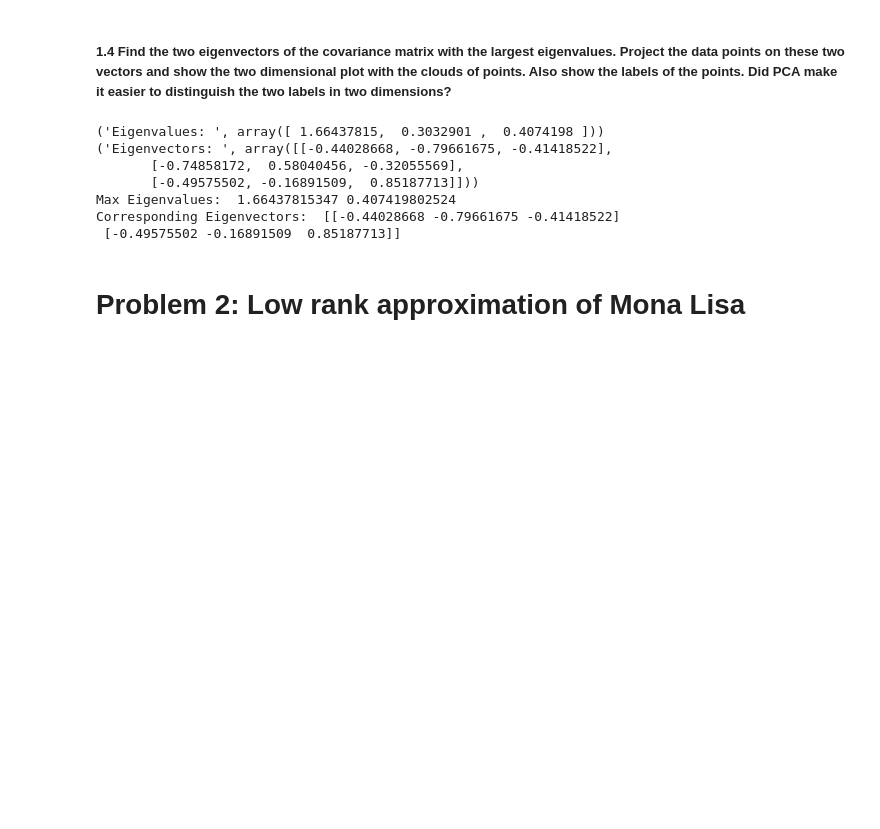
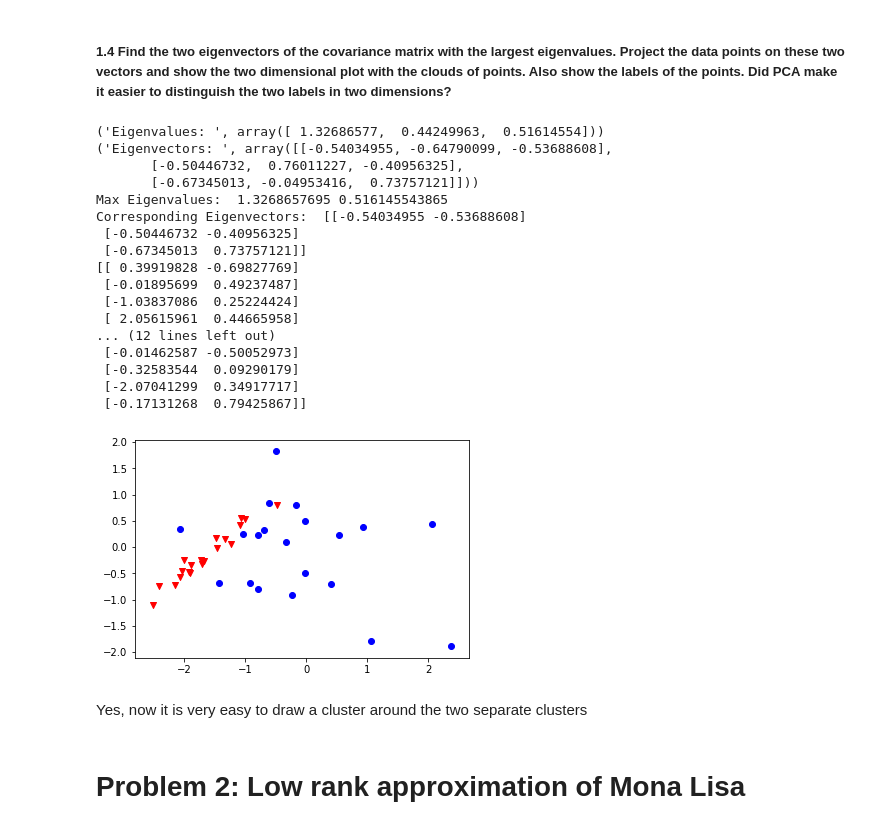
Before and after one commit to KylePolansky/EE379K-DS, a Jupyter notebook: Lab4/Lab4.ipynb, the cells around one changed output. Cells and saved outputs as stored; diff of their text form; code cells hidden in the pictures; blank space fills up the shorter version.

```diff
--- a/Lab4/Lab4.ipynb
+++ b/Lab4/Lab4.ipynb
@@ -88,24 +88,49 @@ print("Real Cov", np.cov(rp,rowvar=False))
 # %%
 w,v = np.linalg.eig(COV);
 print ("Eigenvalues: ", w)
 print ("Eigenvectors: ",v)
 min = 0
-if(w[1]<w[min]):
+if(abs(w[1])<abs(w[min])):
     min=1
-if(w[2]<w[min]):
+if(abs(w[2])<abs(w[min])):
     min=2
 w = np.delete(w,min)
-v= np.delete(v,min,0)
+v= np.asarray(np.delete(v,min,1))
 print "Max Eigenvalues: " , str(w[0]) , str(w[1])
 print "Corresponding Eigenvectors: ", v
+
+rp1 = rp1.dot(v)
+rp2 = rp2.dot(v)
+
+print rp1
+
+n=0
+while(n<len(rp1)):
+    plt.scatter(rp1[n][0],rp1[n][1],c='b',marker='o')
+    plt.scatter(rp2[n][0],rp2[n][1],c='r',marker='v')
+    n+=1
+plt.show()
 # %% [output]
-('Eigenvalues: ', array([ 1.66437815,  0.3032901 ,  0.4074198 ]))
-('Eigenvectors: ', array([[-0.44028668, -0.79661675, -0.41418522],
-       [-0.74858172,  0.58040456, -0.32055569],
-       [-0.49575502, -0.16891509,  0.85187713]]))
-Max Eigenvalues:  1.66437815347 0.407419802524
-Corresponding Eigenvectors:  [[-0.44028668 -0.79661675 -0.41418522]
- [-0.49575502 -0.16891509  0.85187713]]
+('Eigenvalues: ', array([ 1.32686577,  0.44249963,  0.51614554]))
+('Eigenvectors: ', array([[-0.54034955, -0.64790099, -0.53688608],
+       [-0.50446732,  0.76011227, -0.40956325],
+       [-0.67345013, -0.04953416,  0.73757121]]))
+Max Eigenvalues:  1.3268657695 0.516145543865
+Corresponding Eigenvectors:  [[-0.54034955 -0.53688608]
+ [-0.50446732 -0.40956325]
+ [-0.67345013  0.73757121]]
+[[ 0.39919828 -0.69827769]
+ [-0.01895699  0.49237487]
+ [-1.03837086  0.25224424]
+ [ 2.05615961  0.44665958]
+... (12 lines left out)
+ [-0.01462587 -0.50052973]
+ [-0.32583544  0.09290179]
+ [-2.07041299  0.34917717]
+ [-0.17131268  0.79425867]]
+[figure, added]
+# %% [markdown]
+Yes, now it is very easy to draw a cluster around the two separate clusters
 # %% [markdown]
 # Problem 2: Low rank approximation of Mona Lisa
 # %% [markdown]
```
Also changed, not shown: parts of 4 cells of this notebook.
